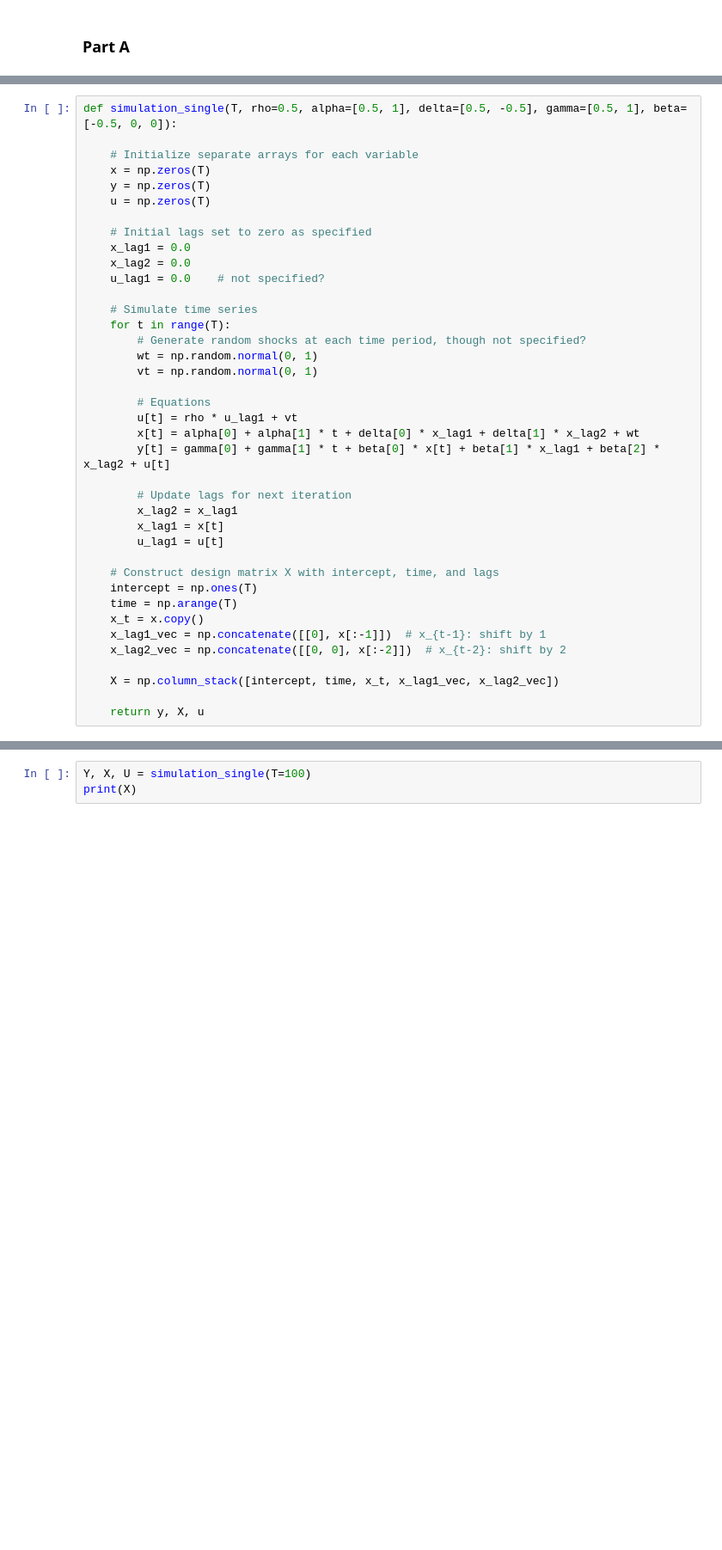
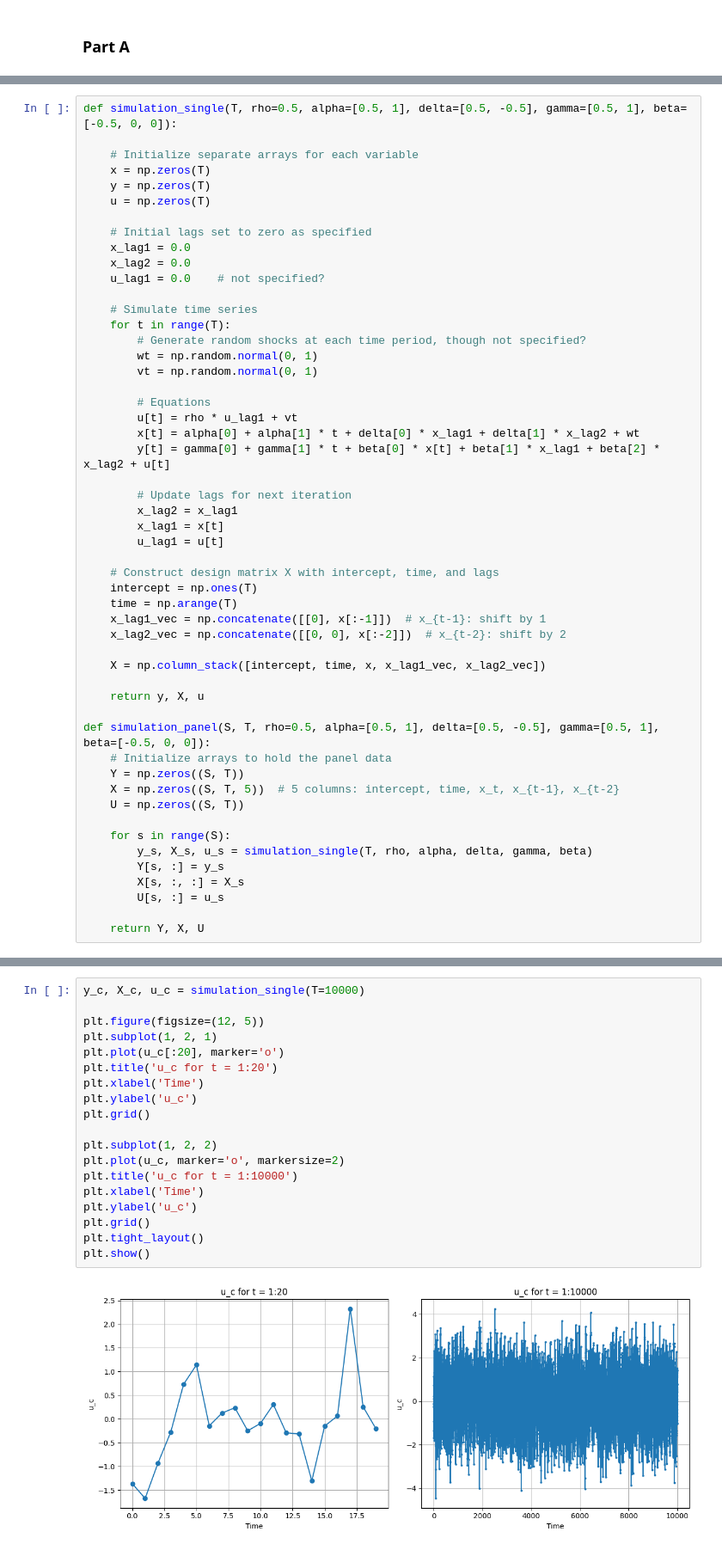
Before and after one commit to 3venthatguy/Coursework-OSU, a Jupyter notebook: ECON_5420/PS3/PS3_4.ipynb, the cells around one changed output, grey strips where cells are left out. Shown at 86% size. Cells and saved outputs as stored; diff of their text form; blank space fills up the shorter version.

```diff
--- a/ECON_5420/PS3/PS3_4.ipynb
+++ b/ECON_5420/PS3/PS3_4.ipynb
@@ -72,10 +38,23 @@ def simulation_single(T, rho=0.5, alpha=[0.5, 1], delta=[0.5, -0.5], gamma=[0.5,
     # Construct design matrix X with intercept, time, and lags
     intercept = np.ones(T)
     time = np.arange(T)
-    x_t = x.copy()
     x_lag1_vec = np.concatenate([[0], x[:-1]])  # x_{t-1}: shift by 1
     x_lag2_vec = np.concatenate([[0, 0], x[:-2]])  # x_{t-2}: shift by 2
 
-    X = np.column_stack([intercept, time, x_t, x_lag1_vec, x_lag2_vec])
+    X = np.column_stack([intercept, time, x, x_lag1_vec, x_lag2_vec])
 
     return y, X, u
+
+def simulation_panel(S, T, rho=0.5, alpha=[0.5, 1], delta=[0.5, -0.5], gamma=[0.5, 1], beta=[-0.5, 0, 0]):
+    # Initialize arrays to hold the panel data
+    Y = np.zeros((S, T))
+    X = np.zeros((S, T, 5))  # 5 columns: intercept, time, x_t, x_{t-1}, x_{t-2}
+    U = np.zeros((S, T))
+
+    for s in range(S):
+        y_s, X_s, u_s = simulation_single(T, rho, alpha, delta, gamma, beta)
+        Y[s, :] = y_s
+        X[s, :, :] = X_s
+        U[s, :] = u_s
+
+    return Y, X, U
@@ -82,3 +67,21 @@ def simulation_single(T, rho=0.5, alpha=[0.5, 1], delta=[0.5, -0.5], gamma=[0.5,
 # %%
-Y, X, U = simulation_single(T=100)
-print(X)
+y_c, X_c, u_c = simulation_single(T=10000)
+
+plt.figure(figsize=(12, 5))
+plt.subplot(1, 2, 1)
+plt.plot(u_c[:20], marker='o')
+plt.title('u_c for t = 1:20')
+plt.xlabel('Time')
+plt.ylabel('u_c')
+plt.grid()
+
+plt.subplot(1, 2, 2)
+plt.plot(u_c, marker='o', markersize=2)
+plt.title('u_c for t = 1:10000')
+plt.xlabel('Time')
+plt.ylabel('u_c')
+plt.grid()
+plt.tight_layout()
+plt.show()
+# %% [output]
+[figure, added]
```
Also changed, not shown: parts of 10 cells of this notebook.
